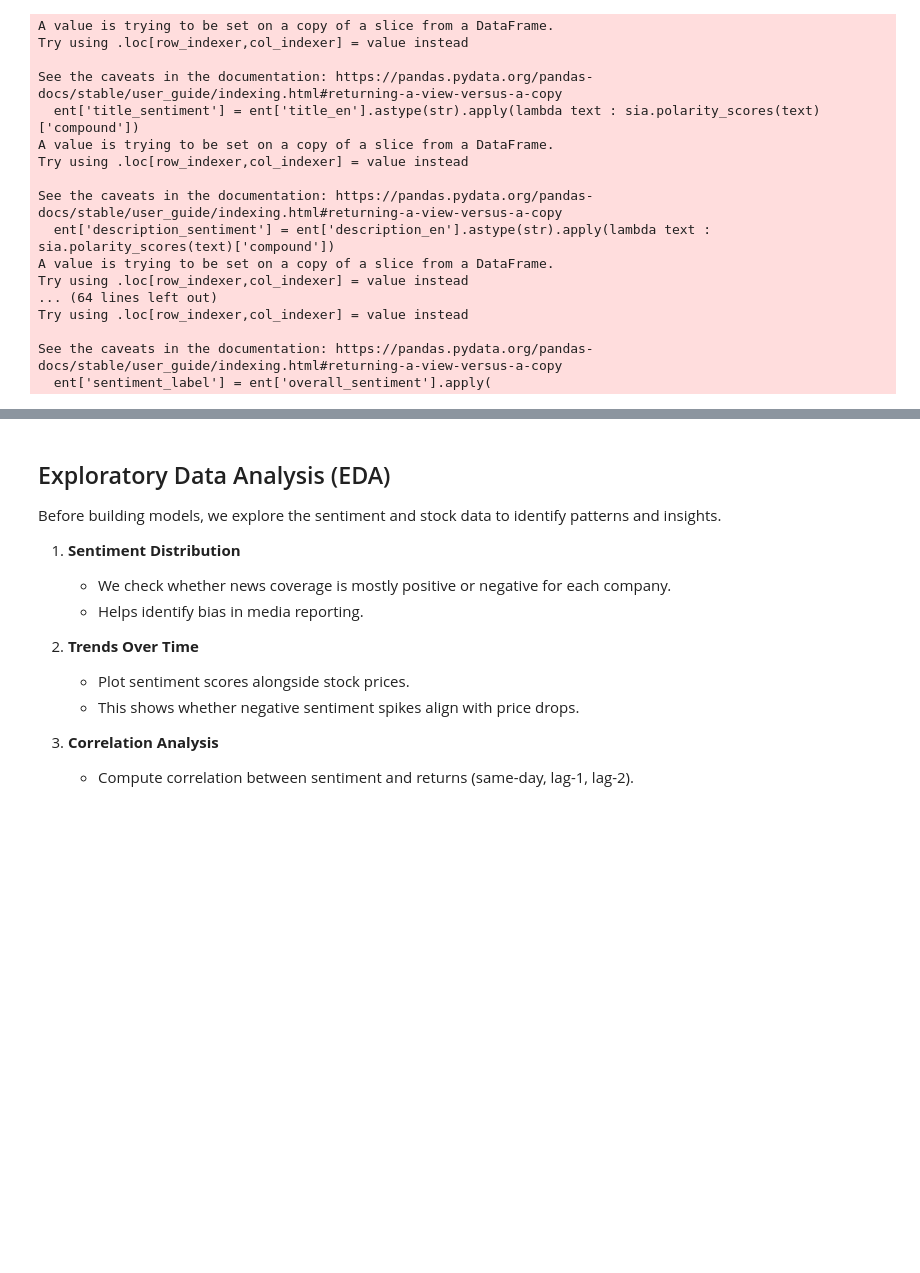
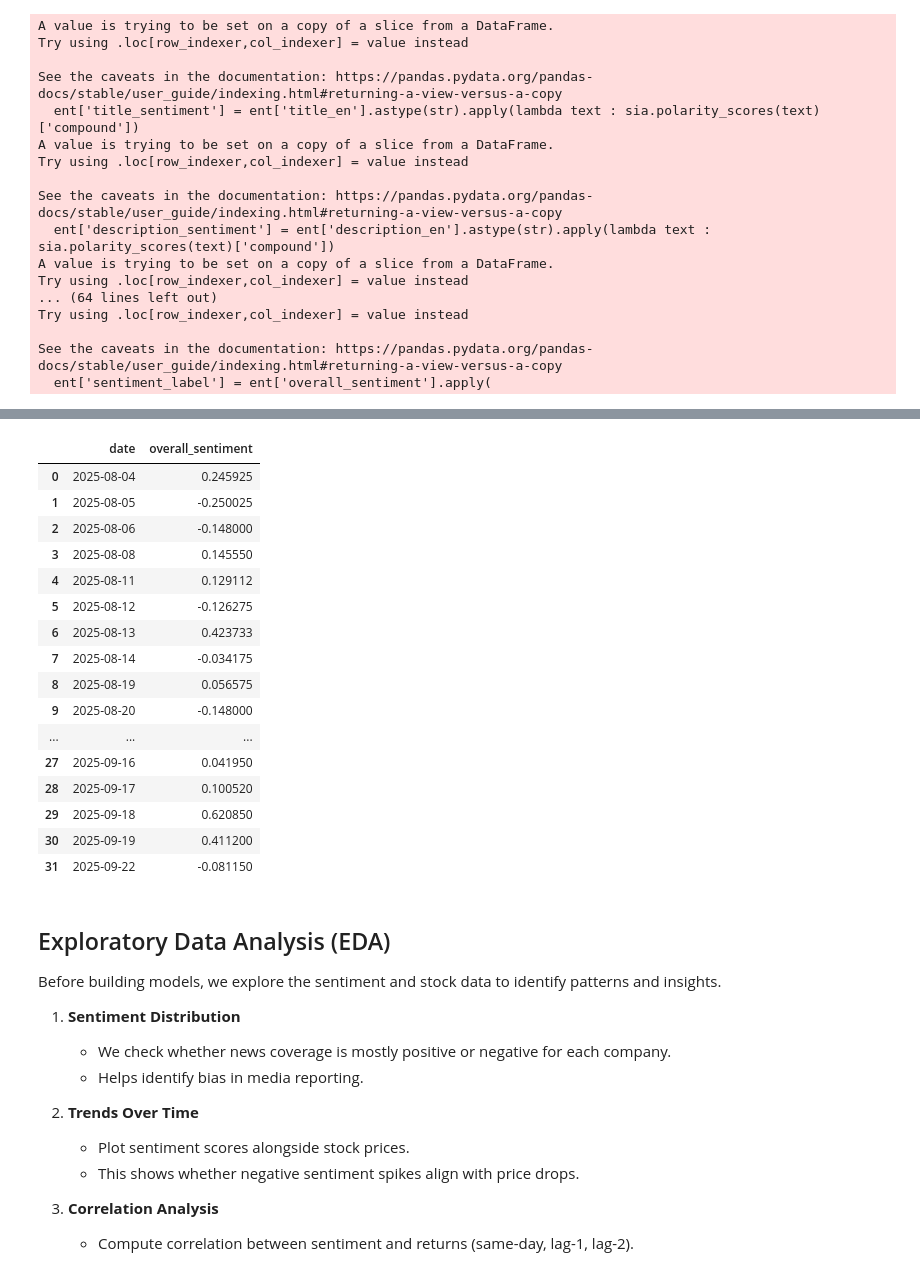
Before and after one commit to vasudevpatel01/Sentiment_analysis, a Jupyter notebook: notebook/sentiment_analysis.ipynb, the cells around one changed output, grey strips where cells are left out. Drawn from its saved outputs; the diff is of its cells as text; code cells hidden in the pictures; blank space fills up the shorter version.

```diff
--- a/notebook/sentiment_analysis.ipynb
+++ b/notebook/sentiment_analysis.ipynb
@@ -51,8 +61,18 @@ Available entities: ['Tesla', 'Alphabet', 'Moderna', 'Apple', 'Boeing']
 # %%
-md_df = entity_dfs['Moderna']
-be_df = entity_dfs['Boeing']
-ab_df = entity_dfs['Alphabet']
-ap_df = entity_dfs['Apple']
-ts_df = entity_dfs['Tesla']
+# Boeing
+be_df = pd.concat([entity_df_1['Boeing'], entity_df_2['Boeing']])
+be_df = be_df.drop_duplicates().reset_index(drop=True)
+
+# Alphabet
+ab_df = pd.concat([entity_df_1['Alphabet'], entity_df_2['Alphabet']])
+ab_df = ab_df.drop_duplicates().reset_index(drop=True)
+
+# Apple
+ap_df = pd.concat([entity_df_1['Apple'], entity_df_2['Apple']])
+ap_df = ap_df.drop_duplicates().reset_index(drop=True)
+
+# Tesla
+ts_df = pd.concat([entity_df_1['Tesla'], entity_df_2['Tesla']])
+ts_df = ts_df.drop_duplicates().reset_index(drop=True)
 # %%
 boeing_df = be_df[(be_df['title_en'].str.contains('Boeing', case=False, na=False)) | (be_df['description_en'].str.contains('Boeing',case=False,na=False))]
@@ -104,17 +145,37 @@ for comp in stocks_list:
 # %%
 
 # moderna_daily_sentiment = pd.DataFrame(moderna_df.groupby(['date'])['overall_sentiment'].mean().reset_index())
 # moderna_daily_sentiment['date'] = pd.to_datetime(moderna_daily_sentiment['date'])
 
 apple_daily_sentiment = pd.DataFrame(apple_df.groupby(['date'])['overall_sentiment'].mean().reset_index())
 apple_daily_sentiment['date'] = pd.to_datetime(apple_daily_sentiment['date'])
 
 tesla_daily_sentiment = pd.DataFrame(tesla_df.groupby(['date'])['overall_sentiment'].mean().reset_index())
 tesla_daily_sentiment['date'] = pd.to_datetime(tesla_daily_sentiment['date'])
 
 boeing_daily_sentiment = pd.DataFrame(boeing_df.groupby(['date'])['overall_sentiment'].mean().reset_index())
 boeing_daily_sentiment['date'] = pd.to_datetime(boeing_daily_sentiment['date'])
 
 alphabet_daily_sentiment = pd.DataFrame(alphabet_df.groupby(['date'])['overall_sentiment'].mean().reset_index())
 alphabet_daily_sentiment['date'] = pd.to_datetime(alphabet_daily_sentiment['date'])
+
+apple_daily_sentiment
+# %% [output]
+|  | date | overall_sentiment |
+| 0 | 2025-08-04 | 0.245925 |
+| 1 | 2025-08-05 | -0.250025 |
+| 2 | 2025-08-06 | -0.148000 |
+| 3 | 2025-08-08 | 0.145550 |
+| 4 | 2025-08-11 | 0.129112 |
+| 5 | 2025-08-12 | -0.126275 |
+| 6 | 2025-08-13 | 0.423733 |
+| 7 | 2025-08-14 | -0.034175 |
+| 8 | 2025-08-19 | 0.056575 |
+| 9 | 2025-08-20 | -0.148000 |
+| ... | ... | ... |
+| 27 | 2025-09-16 | 0.041950 |
+| 28 | 2025-09-17 | 0.100520 |
+| 29 | 2025-09-18 | 0.620850 |
+| 30 | 2025-09-19 | 0.411200 |
+| 31 | 2025-09-22 | -0.081150 |
 # %%
```
Also changed, not shown: parts of 9 cells of this notebook, 6 other files.
